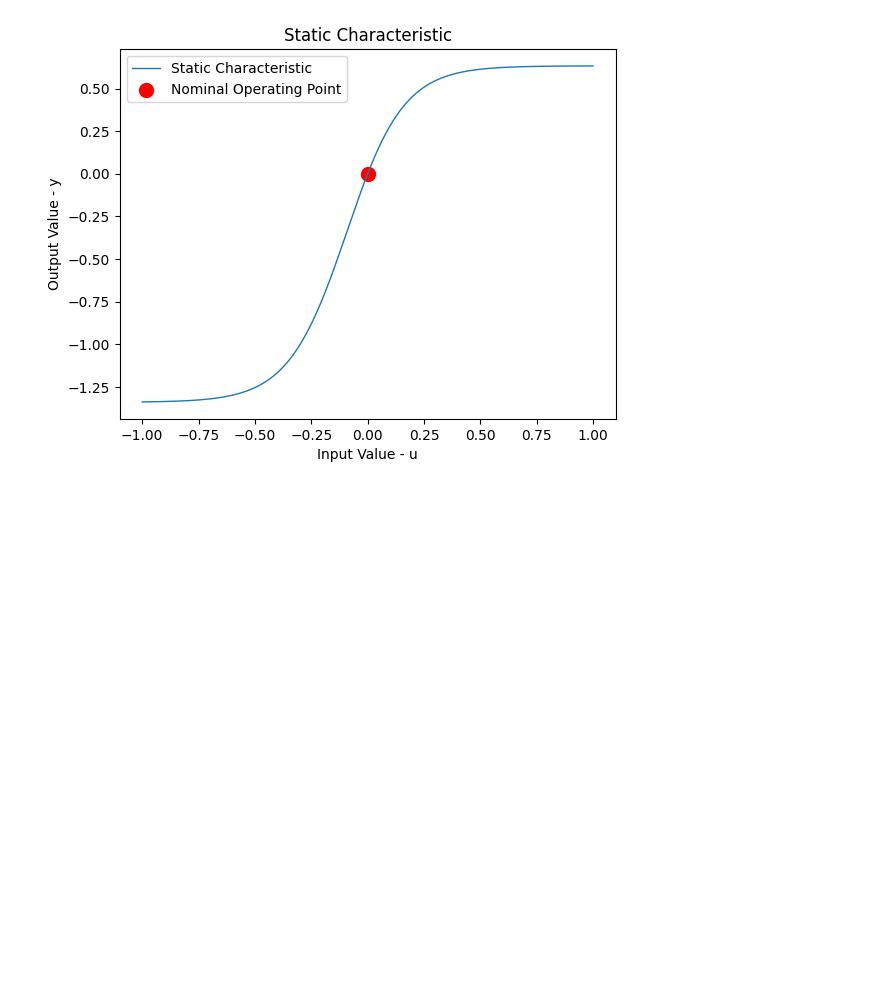
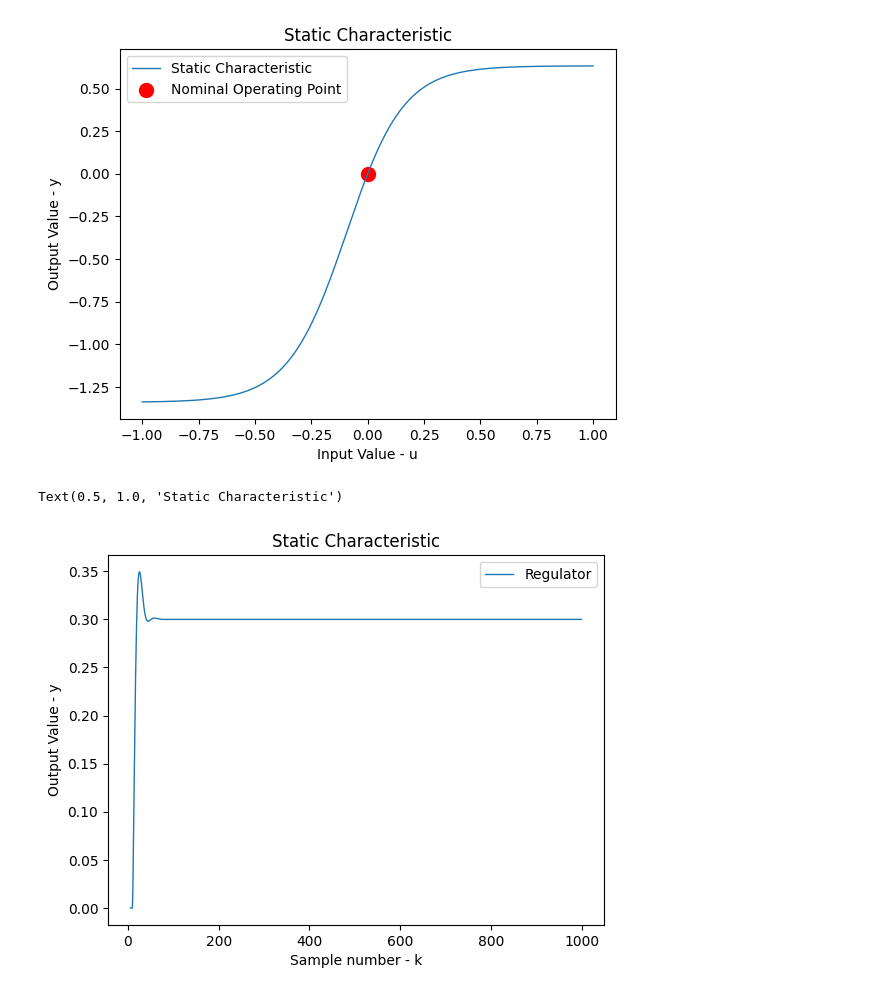
Before and after one commit to Aquatistic/Aquarium_hardware, a Jupyter notebook: regulators/regulators_test.ipynb, the cells around one changed output. Cells and saved outputs as stored; diff of their text form; code cells hidden in the pictures; blank space fills up the shorter version.

Commit message:
Fix wrong PID variables initialization && notebook visualization

```diff
--- a/regulators/regulators_test.ipynb
+++ b/regulators/regulators_test.ipynb
@@ -32,3 +30,22 @@ plt.title("Static Characteristic")
 # %% [output]
 Text(0.5, 1.0, 'Static Characteristic')
 [figure]
+# %%
+pid2 = PID(0.5, 5, 0.4)
+# %%
+y_list = []
+k_min = 6
+k_max = 1000
+k = np.arange(k_min, k_max)
+for s in k:
+    y = pid2.main_loop()
+    y_list.append(y)
+# %%
+plt.plot(k, y_list, linewidth=1, label="Regulator")
+plt.legend()
+plt.xlabel("Sample number - k")
+plt.ylabel("Output Value - y")
+plt.title("Static Characteristic")
+# %% [output]
+Text(0.5, 1.0, 'Static Characteristic')
+[figure, added]
```
Also changed, not shown: parts of 2 cells of this notebook, 1 other file.
